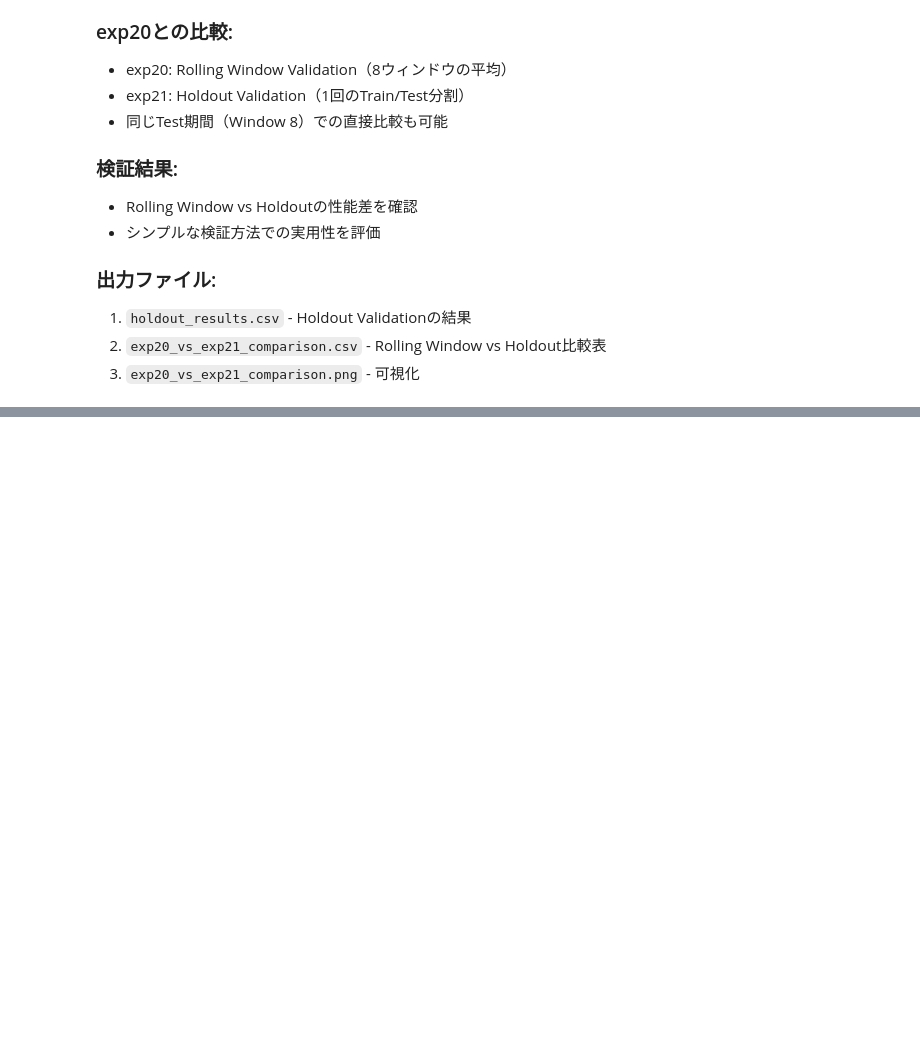
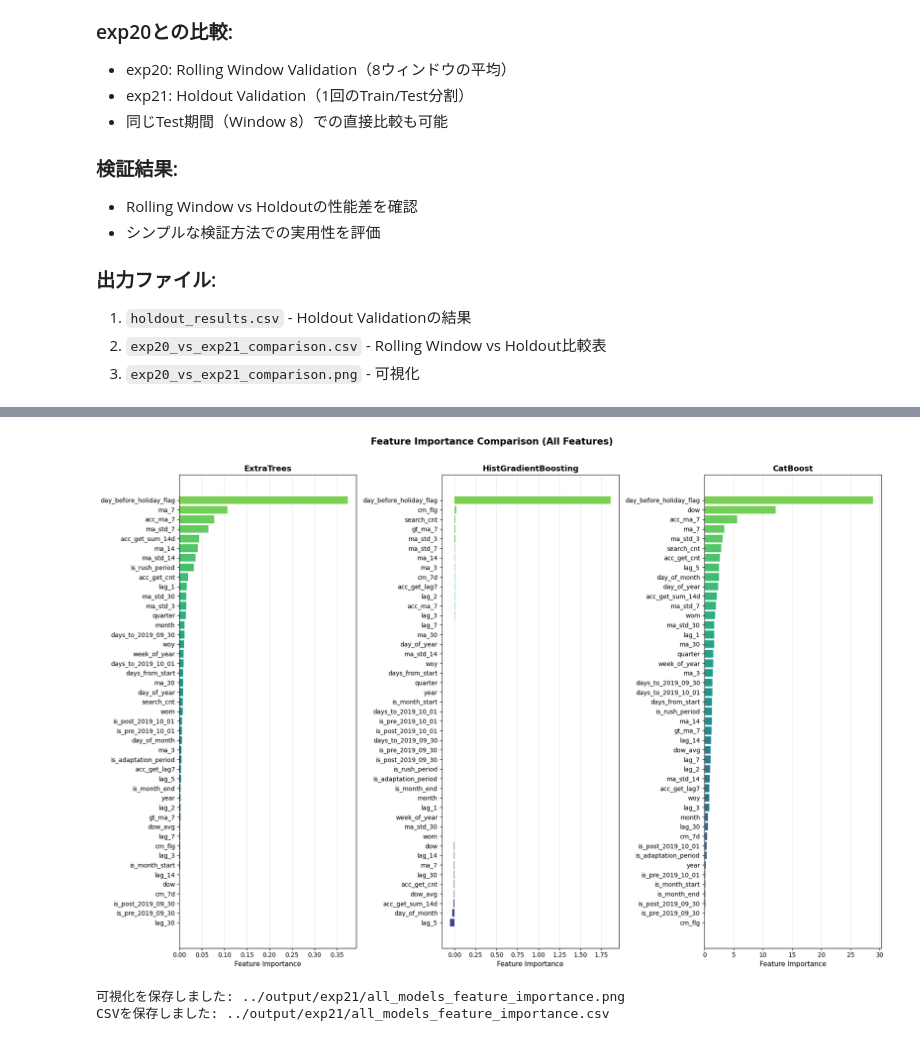
Before and after one commit to kobadaidesu/airregi-, a Jupyter notebook: kaggle-template/notebook/exp21.ipynb, the cells around one changed output, grey strips where cells are left out. Drawn from its saved outputs; the diff is of its cells as text; code cells hidden in the pictures; blank space fills up the shorter version.

```diff
--- a/kaggle-template/notebook/exp21.ipynb
+++ b/kaggle-template/notebook/exp21.ipynb
@@ -533,0 +695,68 @@ else:
+# %%
+# ============================================================================
+# 特徴量重要度分析（ExtraTrees, HistGradientBoosting, CatBoost）
+# ============================================================================
+
+import matplotlib.pyplot as plt
+
+# 各モデルの特徴量重要度を取得
+importance_data = {}
+
+# 1. ExtraTrees
+importance_data['ExtraTrees'] = extra_model.feature_importances_
+
+# 2. HistGradientBoosting（permutation importanceではなくfeature_importances_は無いのでNone）
+# HistGradientBoostingRegressorはfeature_importances_を持たないため、permutation importanceを使用
+from sklearn.inspection import permutation_importance
+print("HistGradientBoostingのPermutation Importance計算中...")
+perm_importance = permutation_importance(hist_model, X_test, y_test, n_repeats=10, random_state=42, n_jobs=-1)
+importance_data['HistGradientBoosting'] = perm_importance.importances_mean
+
+# 3. CatBoost
+importance_data['CatBoost'] = catboost_model.feature_importances_
+
+# DataFrameにまとめる
+importance_df = pd.DataFrame({
+    'feature': feature_cols,
+    'ExtraTrees': importance_data['ExtraTrees'],
+    'HistGradientBoosting': importance_data['HistGradientBoosting'],
+    'CatBoost': importance_data['CatBoost']
+})
+
+# 各モデルの重要度を表示
+print("\n" + "=" * 80)
+print("特徴量重要度（全特徴量）")
+print("=" * 80)
+
+for model_name in ['ExtraTrees', 'HistGradientBoosting', 'CatBoost']:
+    print(f"\n【{model_name}】")
+    sorted_df = importance_df[['feature', model_name]].sort_values(model_name, ascending=False)
+    print(sorted_df.to_string(index=False))
+
+# 可視化（3モデル並べて表示）
+fig, axes = plt.subplots(1, 3, figsize=(18, 12))
+
+for idx, model_name in enumerate(['ExtraTrees', 'HistGradientBoosting', 'CatBoost']):
+    ax = axes[idx]
+
+    # 重要度順にソート
+    sorted_df = importance_df[['feature', model_name]].sort_values(model_name, ascending=True)
+
+    colors = plt.cm.viridis(np.linspace(0.2, 0.8, len(sorted_df)))
+
+    ax.barh(sorted_df['feature'], sorted_df[model_name], color=colors)
+    ax.set_xlabel('Feature Importance', fontsize=11)
+    ax.set_title(f'{model_name}', fontsize=13, fontweight='bold')
+    ax.grid(alpha=0.3, axis='x')
+
+plt.suptitle('Feature Importance Comparison (All Features)', fontsize=15, fontweight='bold', y=1.01)
+plt.tight_layout()
+plt.savefig(f'{output_dir}/all_models_feature_importance.png', dpi=300, bbox_inches='tight')
+plt.show()
+
+print(f"\n可視化を保存しました: {output_dir}/all_models_feature_importance.png")
+
+# CSVにも保存
+importance_df.to_csv(f'{output_dir}/all_models_feature_importance.csv', index=False)
+print(f"CSVを保存しました: {output_dir}/all_models_feature_importance.csv")
+# %% [output]
@@ -533,0 +780,3 @@ else:
+[figure, added]
+可視化を保存しました: ../output/exp21/all_models_feature_importance.png
+CSVを保存しました: ../output/exp21/all_models_feature_importance.csv
```
Also changed, not shown: parts of 11 cells of this notebook, 32 other files.
